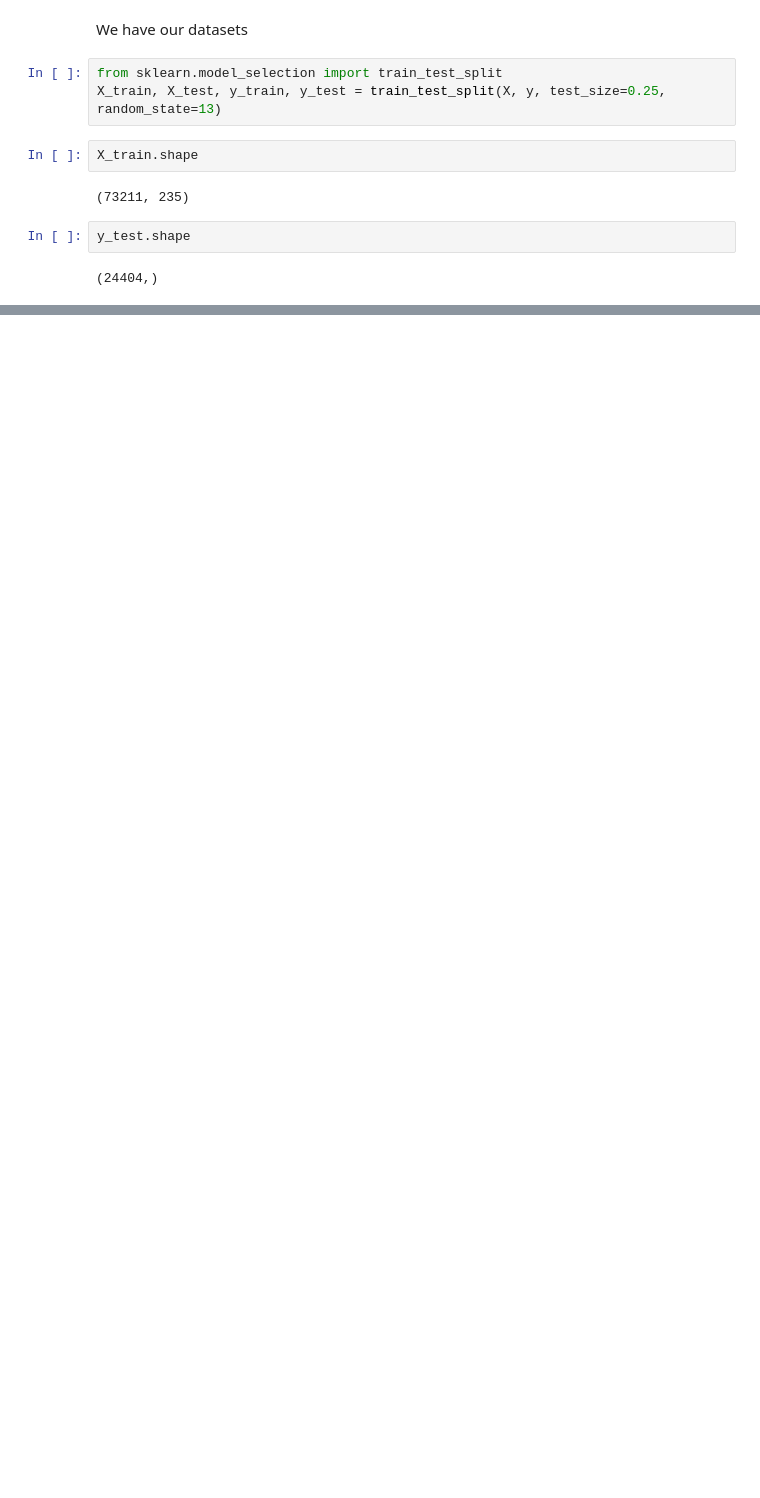
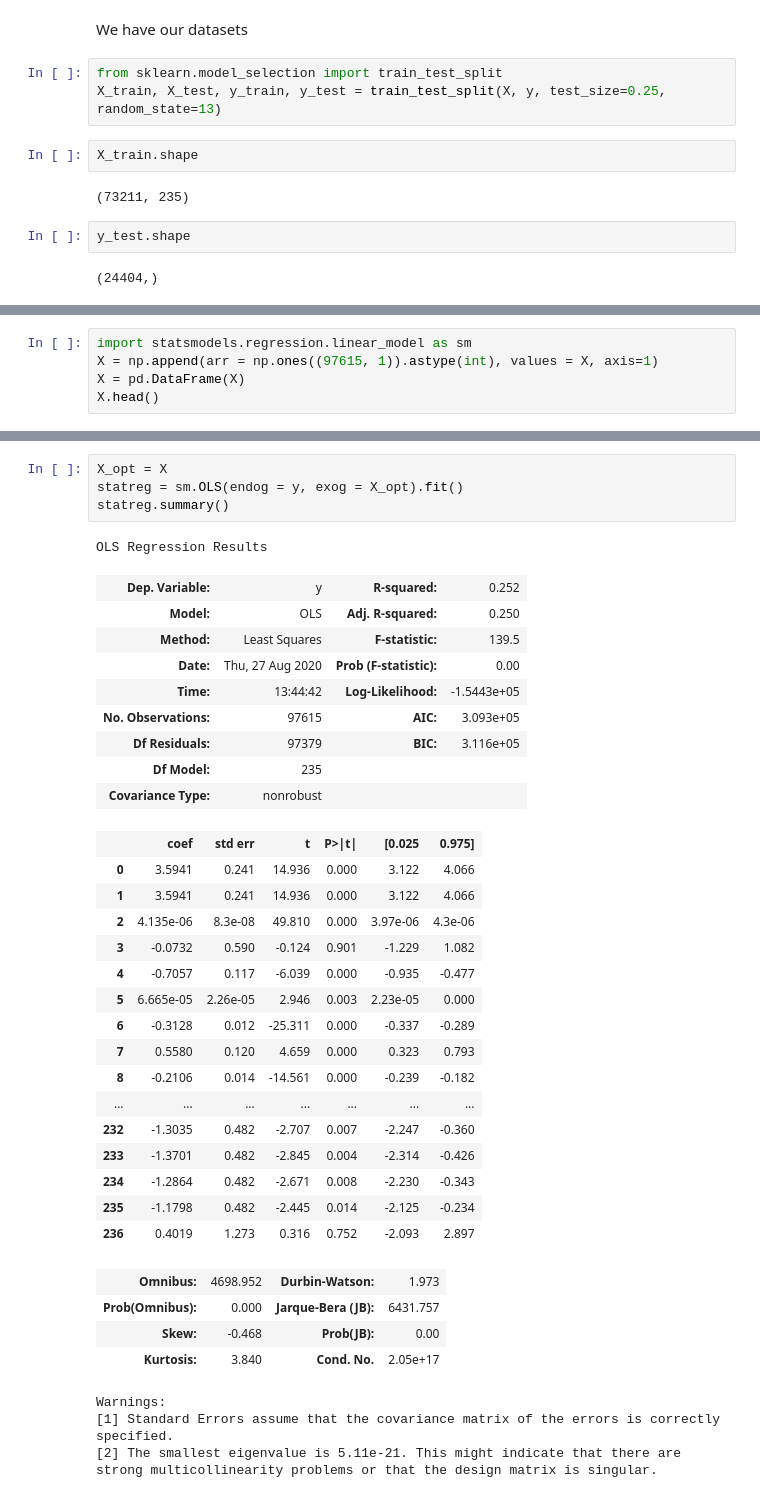
Before and after one commit to Zbtinp/IMDb, a Jupyter notebook: US Movie Analysis.ipynb, the cells around one changed output, grey strips where cells are left out. Saved outputs shown, nothing was run; the diff lists cells and outputs as text; blank space fills up the shorter version.

Commit message:
Multiple Linear Model Building Started
Need loop for feature selection

```diff
--- a/US Movie Analysis.ipynb
+++ b/US Movie Analysis.ipynb
@@ -468,0 +544,5 @@ y_test.shape
+# %%
+import statsmodels.regression.linear_model as sm
+X = np.append(arr = np.ones((97615, 1)).astype(int), values = X, axis=1)
+X = pd.DataFrame(X)
+X.head()
@@ -468,0 +557,39 @@ y_test.shape
+# %%
+X_opt = X
+statreg = sm.OLS(endog = y, exog = X_opt).fit()
+statreg.summary()
+# %% [output]
+OLS Regression Results
+| Dep. Variable: | y | R-squared: | 0.252 |
+| Model: | OLS | Adj. R-squared: | 0.250 |
+| Method: | Least Squares | F-statistic: | 139.5 |
+| Date: | Thu, 27 Aug 2020 | Prob (F-statistic): | 0.00 |
+| Time: | 13:44:42 | Log-Likelihood: | -1.5443e+05 |
+| No. Observations: | 97615 | AIC: | 3.093e+05 |
+| Df Residuals: | 97379 | BIC: | 3.116e+05 |
+| Df Model: | 235 |  |  |
+| Covariance Type: | nonrobust |  |  |
+|  | coef | std err | t | P>|t| | [0.025 | 0.975] |
+| 0 | 3.5941 | 0.241 | 14.936 | 0.000 | 3.122 | 4.066 |
+| 1 | 3.5941 | 0.241 | 14.936 | 0.000 | 3.122 | 4.066 |
+| 2 | 4.135e-06 | 8.3e-08 | 49.810 | 0.000 | 3.97e-06 | 4.3e-06 |
+| 3 | -0.0732 | 0.590 | -0.124 | 0.901 | -1.229 | 1.082 |
+| 4 | -0.7057 | 0.117 | -6.039 | 0.000 | -0.935 | -0.477 |
+| 5 | 6.665e-05 | 2.26e-05 | 2.946 | 0.003 | 2.23e-05 | 0.000 |
+| 6 | -0.3128 | 0.012 | -25.311 | 0.000 | -0.337 | -0.289 |
+| 7 | 0.5580 | 0.120 | 4.659 | 0.000 | 0.323 | 0.793 |
+| 8 | -0.2106 | 0.014 | -14.561 | 0.000 | -0.239 | -0.182 |
+| ... | ... | ... | ... | ... | ... | ... |
+| 232 | -1.3035 | 0.482 | -2.707 | 0.007 | -2.247 | -0.360 |
+| 233 | -1.3701 | 0.482 | -2.845 | 0.004 | -2.314 | -0.426 |
+| 234 | -1.2864 | 0.482 | -2.671 | 0.008 | -2.230 | -0.343 |
+| 235 | -1.1798 | 0.482 | -2.445 | 0.014 | -2.125 | -0.234 |
+| 236 | 0.4019 | 1.273 | 0.316 | 0.752 | -2.093 | 2.897 |
+| Omnibus: | 4698.952 | Durbin-Watson: | 1.973 |
+| Prob(Omnibus): | 0.000 | Jarque-Bera (JB): | 6431.757 |
+| Skew: | -0.468 | Prob(JB): | 0.00 |
+| Kurtosis: | 3.840 | Cond. No. | 2.05e+17 |
+Warnings:
+[1] Standard Errors assume that the covariance matrix of the errors is correctly specified.
+[2] The smallest eigenvalue is 5.11e-21. This might indicate that there are
+strong multicollinearity problems or that the design matrix is singular.
```
Also changed, not shown: parts of 16 cells of this notebook.
